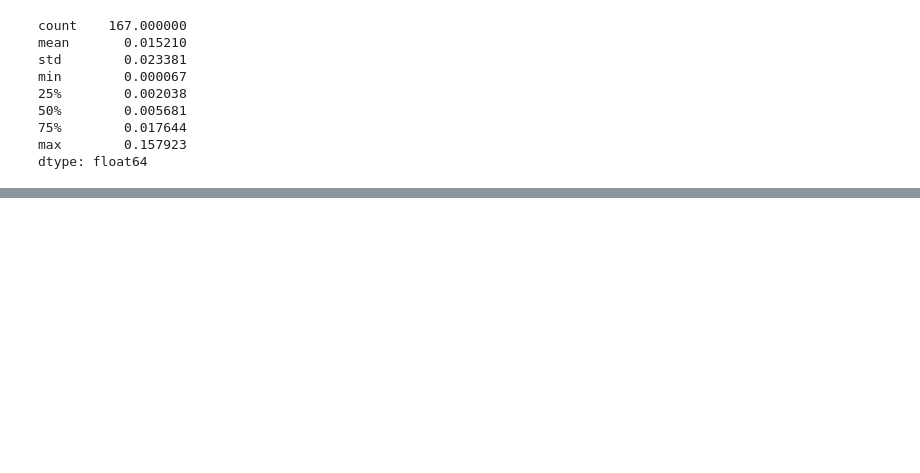
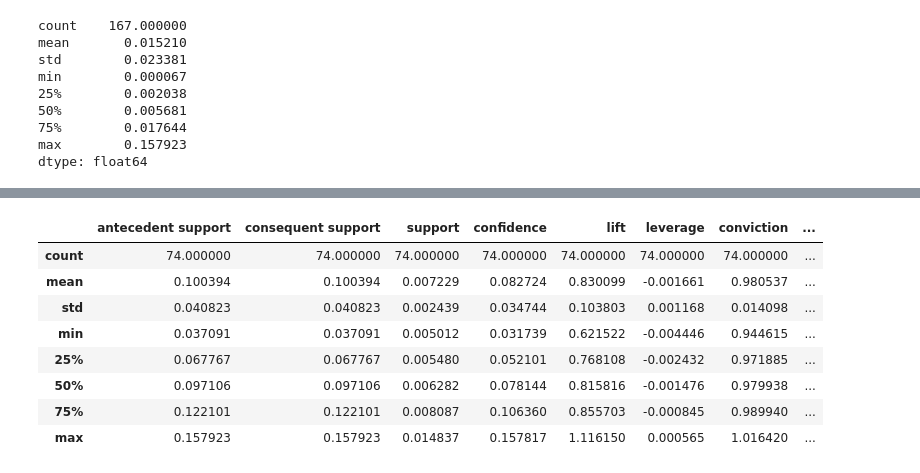
Before and after one commit to PeaceUdoka/FliT-DA-DS-Project1, a Jupyter notebook: Project 1 - Market Basket Analysis.ipynb, the cells around one changed output, grey strips where cells are left out. Drawn from its saved outputs; the diff is of its cells as text; code cells hidden in the pictures; blank space fills up the shorter version.

```diff
--- a/Project 1 - Market Basket Analysis.ipynb
+++ b/Project 1 - Market Basket Analysis.ipynb
@@ -157,0 +300,12 @@ len(freq_items)
+# %%
+rules.describe()
+# %% [output]
+|  | antecedent support | consequent support | support | confidence | lift | leverage | conviction | ... |
+| count | 74.000000 | 74.000000 | 74.000000 | 74.000000 | 74.000000 | 74.000000 | 74.000000 | ... |
+| mean | 0.100394 | 0.100394 | 0.007229 | 0.082724 | 0.830099 | -0.001661 | 0.980537 | ... |
+| std | 0.040823 | 0.040823 | 0.002439 | 0.034744 | 0.103803 | 0.001168 | 0.014098 | ... |
+| min | 0.037091 | 0.037091 | 0.005012 | 0.031739 | 0.621522 | -0.004446 | 0.944615 | ... |
+| 25% | 0.067767 | 0.067767 | 0.005480 | 0.052101 | 0.768108 | -0.002432 | 0.971885 | ... |
+| 50% | 0.097106 | 0.097106 | 0.006282 | 0.078144 | 0.815816 | -0.001476 | 0.979938 | ... |
+| 75% | 0.122101 | 0.122101 | 0.008087 | 0.106360 | 0.855703 | -0.000845 | 0.989940 | ... |
+| max | 0.157923 | 0.157923 | 0.014837 | 0.157817 | 1.116150 | 0.000565 | 1.016420 | ... |
```
Also changed, not shown: parts of 24 cells of this notebook.
